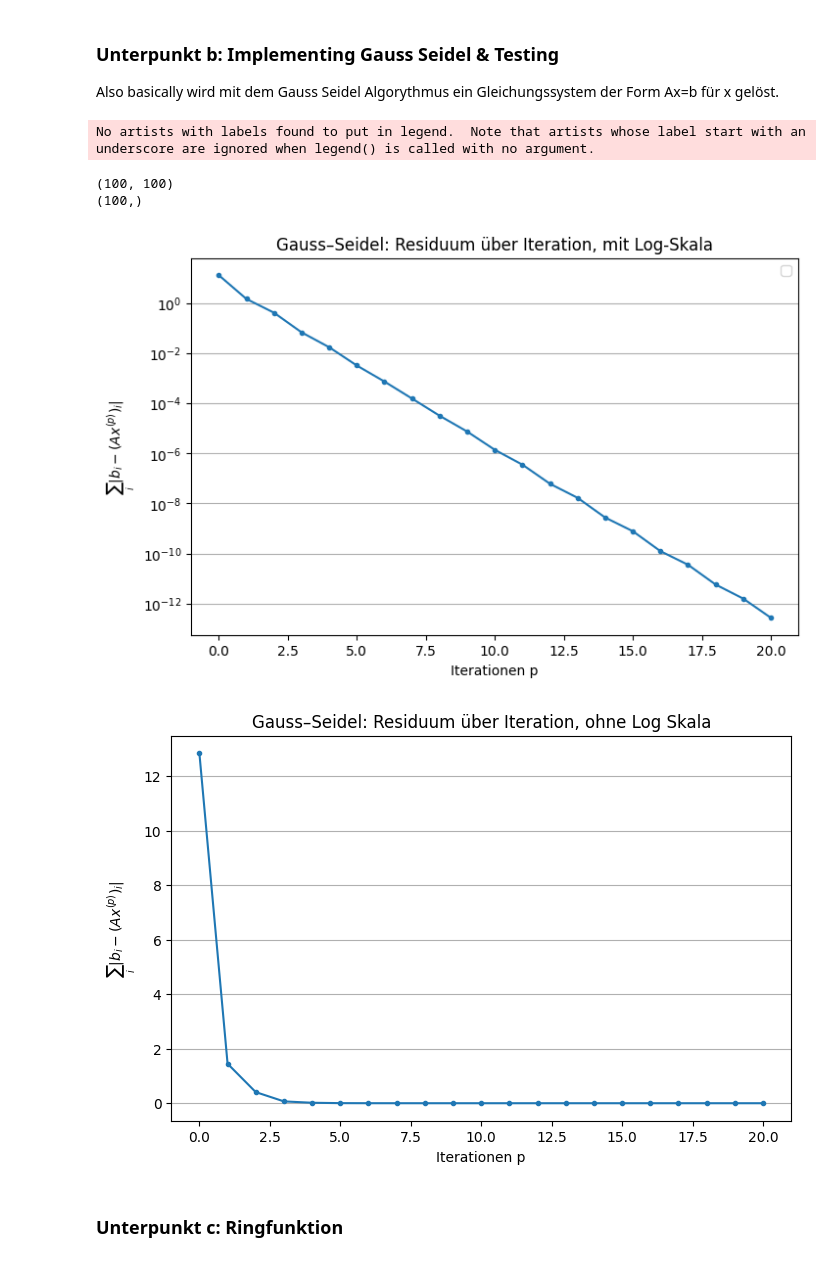
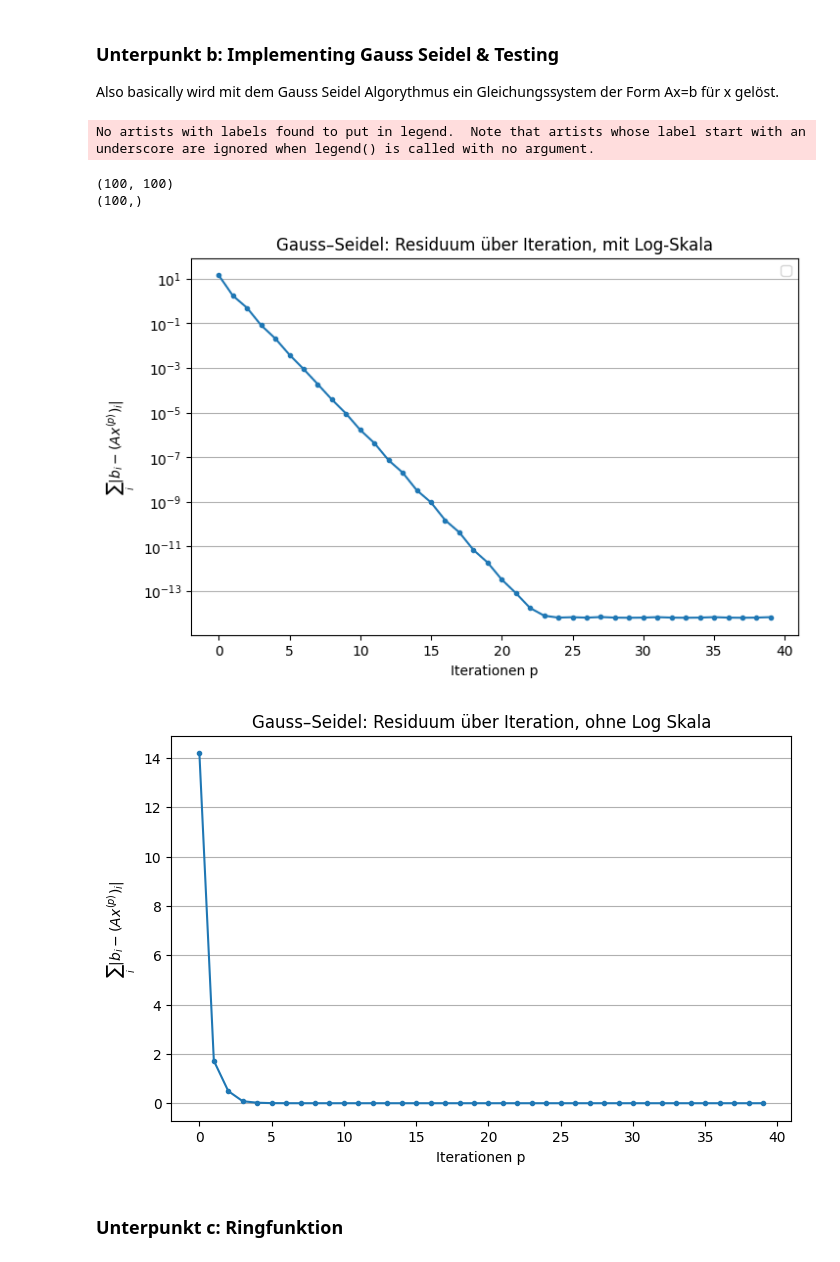
Before and after one commit to OverAmpJinx/CompPhyWS25, a Jupyter notebook: Assignment1/a12electrontransport.ipynb, the cells around one changed output. Saved outputs shown, nothing was run; the diff lists cells and outputs as text; code cells hidden in the pictures.

```diff
--- a/Assignment1/a12electrontransport.ipynb
+++ b/Assignment1/a12electrontransport.ipynb
@@ -22,7 +22,7 @@ print(np.shape(A))
 print(np.shape(b))
 
 # Definiere Gauss-Seidel-Verfahrens
-def gauss_seidl(A, b, max_iters=20, tol=1e-10): # max_iters: maximale Anzahl an Iterationen, tol: Toleranz für Abbruch (um Endlosschleifen zu vermeiden)
+def gauss_seidl(A, b, max_iters=40, tol=1e-40): # max_iters: maximale Anzahl an Iterationen, tol: Toleranz für Abbruch (um Endlosschleifen zu vermeiden)
     n = b.size
     x = np.zeros_like(b, dtype=complex) # Anfangslösung x^(0) = 0 vektor
 
@@ -37,36 +37,36 @@ def gauss_seidl(A, b, max_iters=20, tol=1e-10): # max_iters: maximale Anzahl an
         r = b - A @ x # Residuum r = b - A x^(p)
         err = np.sum(np.abs(r))     # geforderte Größe: Summe |b - A x^(p)| als Einzelwert
         errs.append(err) # Fehlerwert zur Liste der Fehlerwerte errs hinzufügen
         if err < tol: # wenn Fehler kleiner als Toleranz, Abbruch
             break
     return x, np.array(errs)
 
-x, errs = gauss_seidl(A, b, max_iters=1000, tol=1e-12)
+x, errs = gauss_seidl(A, b, max_iters=40, tol=1e-40)
 
 # Plot
 plt.figure(figsize=(8, 5))
 plt.plot(errs, marker='o', linestyle='-', markersize=3)
 plt.yscale('log')  # Logarithmische Skalierung
 plt.xlabel('Iterationen p')
 plt.ylabel(r'$\sum_i |b_i - (A x^{(p)})_i|$')
 plt.grid(True, which='major', axis='y', linestyle='-')
 plt.title('Gauss–Seidel: Residuum über Iteration, mit Log-Skala')
 plt.legend()
 plt.show()
 
 plt.figure(figsize=(8, 5))
 plt.plot(errs, marker='o', linestyle='-', markersize=3)
 plt.xlabel('Iterationen p')
 plt.ylabel(r'$\sum_i |b_i - (A x^{(p)})_i|$')
 plt.grid(True, which='major', axis='y', linestyle='-')
 plt.title('Gauss–Seidel: Residuum über Iteration, ohne Log Skala')
 plt.show()
 # %% [output]
 No artists with labels found to put in legend.  Note that artists whose label start with an underscore are ignored when legend() is called with no argument.
 (100, 100)
 (100,)
-[figure, old version]
+[figure, new version]
-[figure, old version]
+[figure, new version]
 # %% [markdown]
 ### Unterpunkt c: Ringfunktion
 # %%
```
Also changed, not shown: 1 other file.
